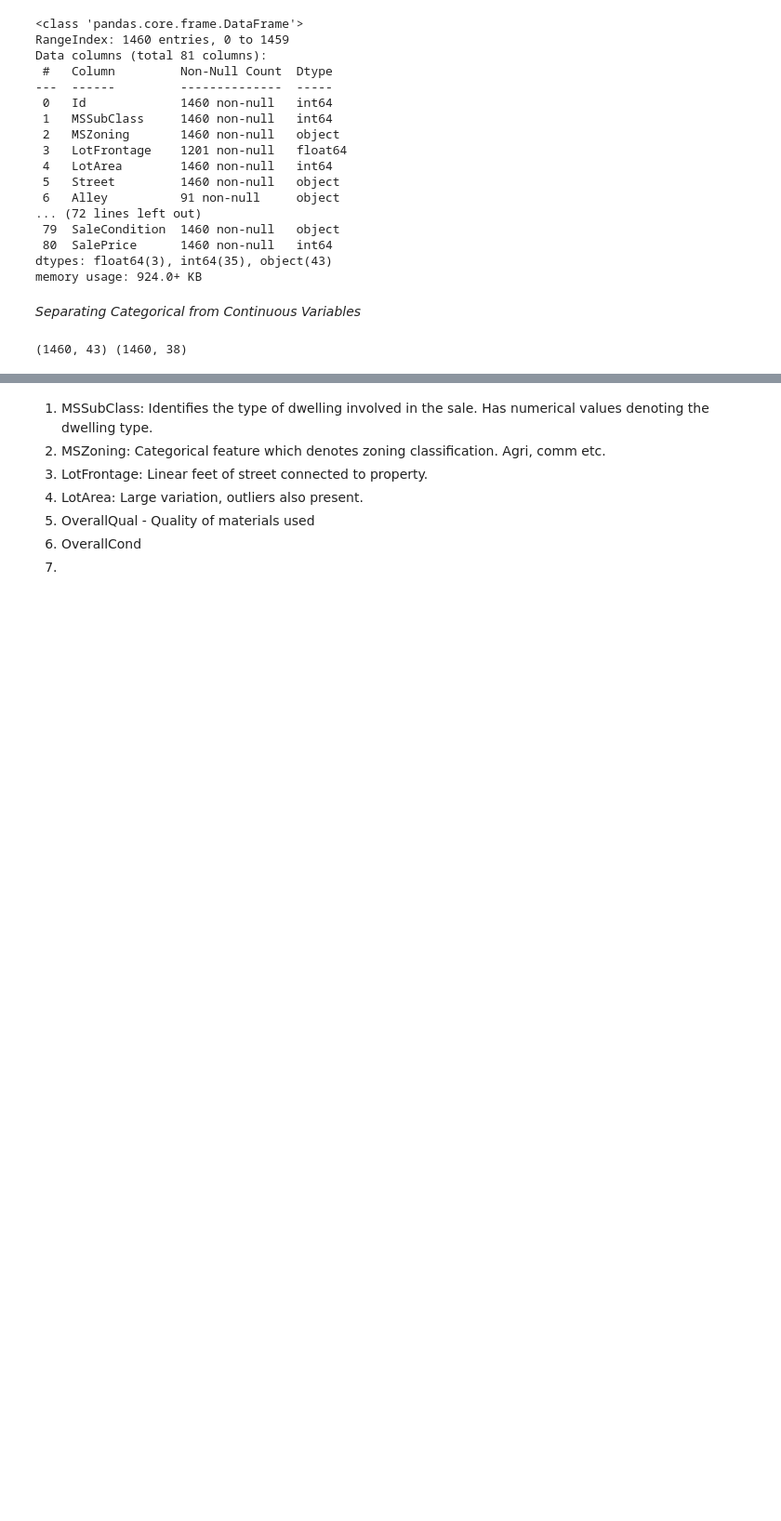
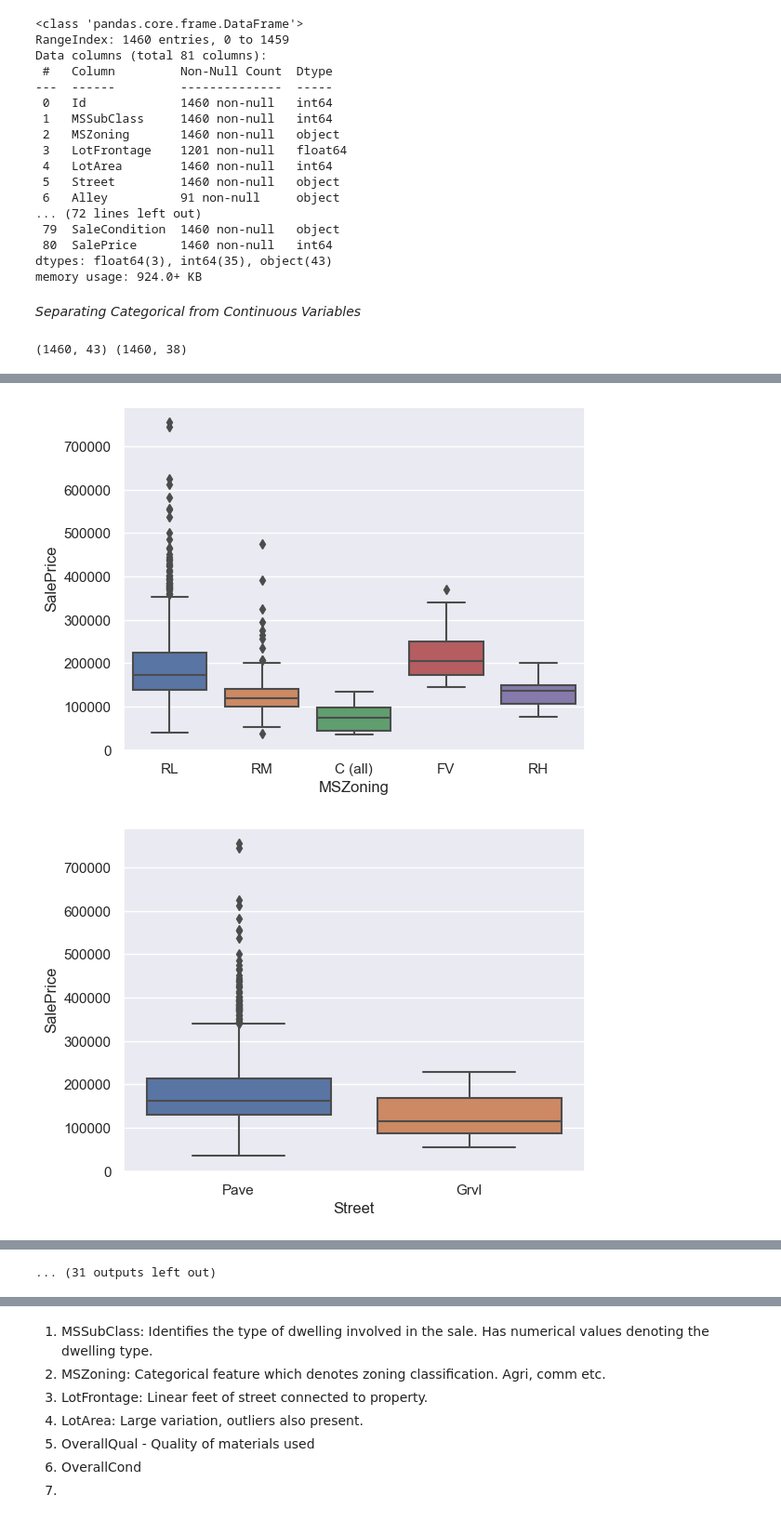
Before and after one commit to adityasngh/Kaggle-House-Prices-Regression, a Jupyter notebook: Kaggle_House_Prices_Regression.ipynb, the cells around one changed output, grey strips where cells are left out. Shown at 93% size. Cells and saved outputs as stored; diff of their text form; code cells hidden in the pictures; blank space fills up the shorter version.

```diff
--- a/Kaggle_House_Prices_Regression.ipynb
+++ b/Kaggle_House_Prices_Regression.ipynb
@@ -52,0 +66,8 @@ sns.pairplot(df_cat, x_vars=[df_cat.columns.values], y_vars=['SalePrice'], heigh
+# %%
+#Plot of all categorical variables against SalePrice using boxplot
+for i in range(len(df_cat.columns)):
+    sns.boxplot(x=df_cat.columns[i], y=df['SalePrice'], data=df_cat)
+    plt.show()
+# %% [output]
+[figure, added]
+[figure, added]
@@ -52,0 +84 @@ sns.pairplot(df_cat, x_vars=[df_cat.columns.values], y_vars=['SalePrice'], heigh
+... (31 outputs left out)
```
Also changed, not shown: parts of 6 cells of this notebook.
